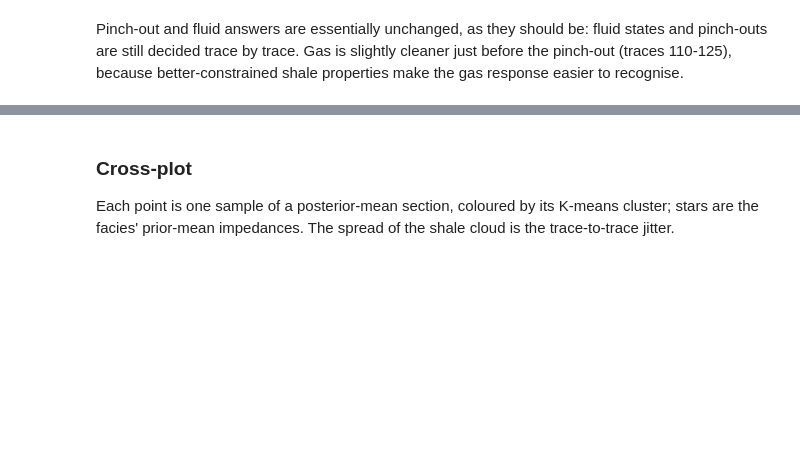
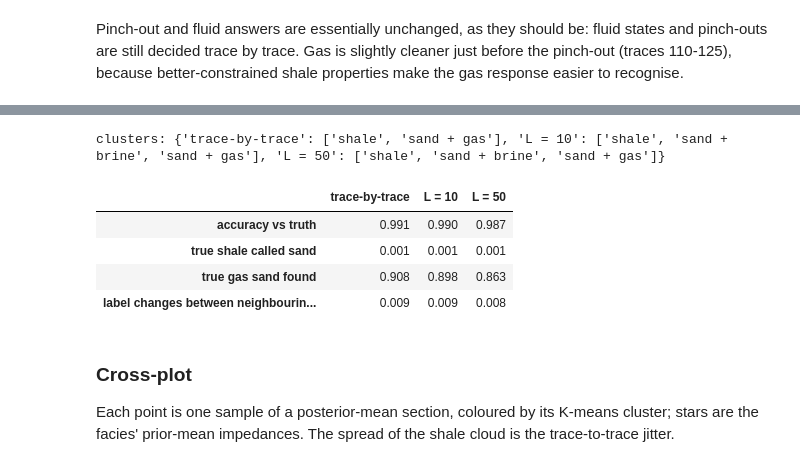
Before and after one commit to fergusrssmith/Delivery_Seismic_Welltie_CSEM, a Jupyter notebook: python/examples/lateral_continuity.ipynb, the cells around one changed output, grey strips where cells are left out. Cells and saved outputs as stored; diff of their text form; code cells hidden in the pictures; blank space fills up the shorter version.

```diff
--- a/python/examples/lateral_continuity.ipynb
+++ b/python/examples/lateral_continuity.ipynb
@@ -325,22 +334,31 @@ pd.DataFrame(rows).set_index("facies")
 # %%
 def scores(lab):
     same_truth = true_lab[1:] == true_lab[:-1]
     return {
         "accuracy vs truth": (lab == true_lab).mean(),
         "true shale called sand": (lab[true_lab == SHALE] != SHALE).mean(),
         "true gas sand found": (lab[true_lab == GAS] == GAS).mean(),
         "label changes between neighbouring traces (where truth is unchanged)":
             (lab[1:] != lab[:-1])[same_truth].mean(),
     }
 
+# decide the facies once, from ordinary (trace-by-trace) Delivery, and use the
+# same clusters for every run so the comparison is like for like
+use = facies_present(base, facies, layer=1)
 km = {}
 for name, (res, sec) in cases.items():
-    use = facies_present(res, facies, layer=1)
     lab, centres, nearest = classify_facies(sec["Zp_mean"][:, win], sec["Zs_mean"][:, win], use)
     km[name] = dict(use=use, lab=np.array([facies.index(f) for f in use])[lab], centres=centres,
                     nearest=nearest, Zp=sec["Zp_mean"][:, win], Zs=sec["Zs_mean"][:, win])
 print("clusters:", {n: [f["name"] for f in v["use"]] for n, v in km.items()})
 pd.DataFrame({n: scores(v["lab"]) for n, v in km.items()}).style.format("{:.3f}")
+# %% [output]
+clusters: {'trace-by-trace': ['shale', 'sand + gas'], 'L = 10': ['shale', 'sand + brine', 'sand + gas'], 'L = 50': ['shale', 'sand + brine', 'sand + gas']}
+|  | trace-by-trace | L = 10 | L = 50 |
+| accuracy vs truth | 0.991 | 0.990 | 0.987 |
+| true shale called sand | 0.001 | 0.001 | 0.001 |
+| true gas sand found | 0.908 | 0.898 | 0.863 |
+| label changes between neighbourin... | 0.009 | 0.009 | 0.008 |
 # %% [markdown]
 ### Cross-plot
 
```
Also changed, not shown: parts of 6 cells of this notebook.
